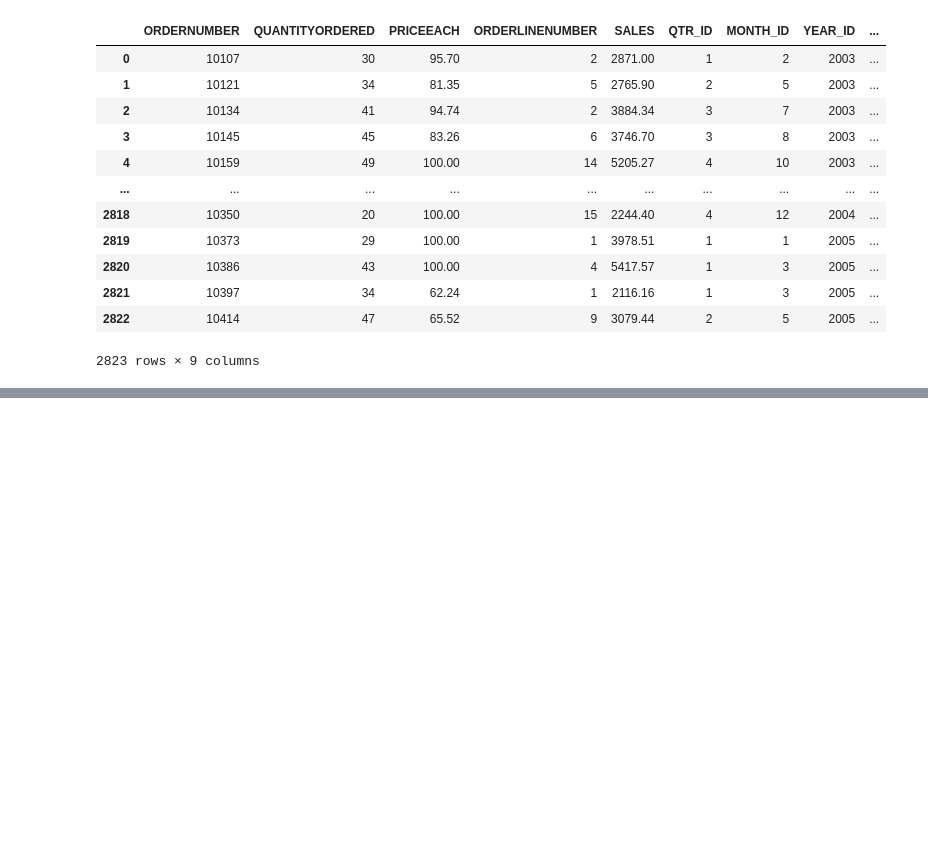
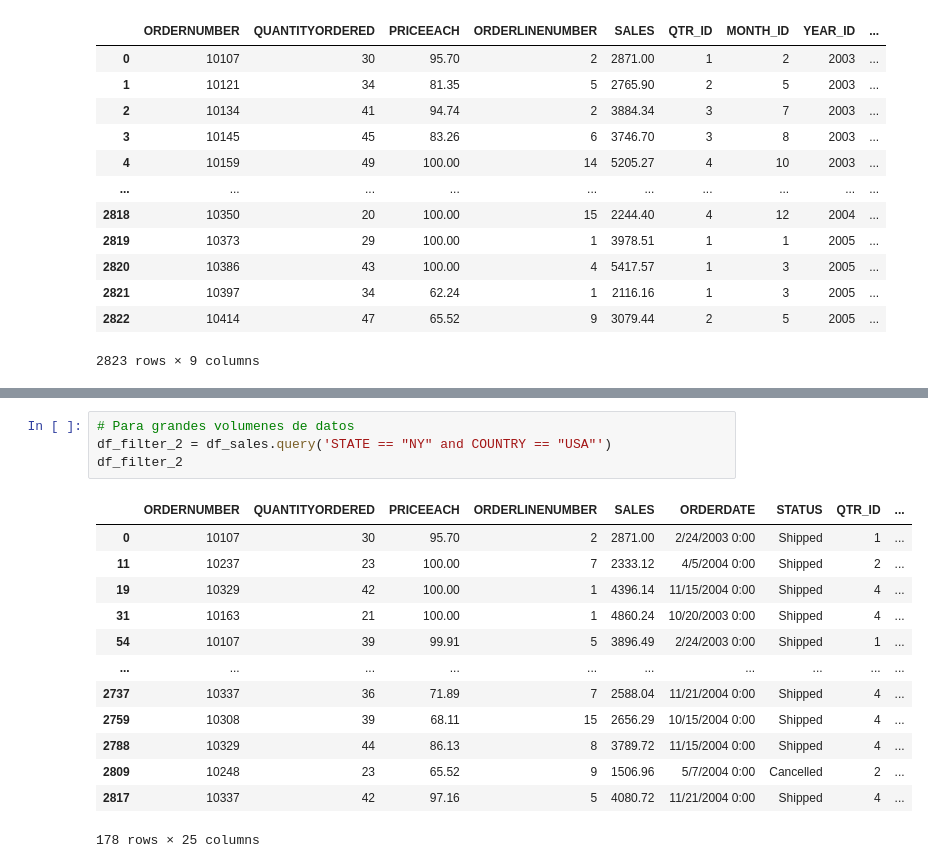
Before and after one commit to SaidGandur01/data-analysis-python, a Jupyter notebook: Sesion2/2.Pandas_sales.ipynb, the cells around one changed output, grey strips where cells are left out. Saved outputs shown, nothing was run; the diff lists cells and outputs as text; blank space fills up the shorter version.

```diff
--- a/Sesion2/2.Pandas_sales.ipynb
+++ b/Sesion2/2.Pandas_sales.ipynb
@@ -158,0 +242,18 @@ df_sales.select_dtypes(include=['float', 'int'])
+# %%
+# Para grandes volumenes de datos
+df_filter_2 = df_sales.query('STATE == "NY" and COUNTRY == "USA"')
+df_filter_2
+# %% [output]
+|  | ORDERNUMBER | QUANTITYORDERED | PRICEEACH | ORDERLINENUMBER | SALES | ORDERDATE | STATUS | QTR_ID | ... |
+| 0 | 10107 | 30 | 95.70 | 2 | 2871.00 | 2/24/2003 0:00 | Shipped | 1 | ... |
+| 11 | 10237 | 23 | 100.00 | 7 | 2333.12 | 4/5/2004 0:00 | Shipped | 2 | ... |
+| 19 | 10329 | 42 | 100.00 | 1 | 4396.14 | 11/15/2004 0:00 | Shipped | 4 | ... |
+| 31 | 10163 | 21 | 100.00 | 1 | 4860.24 | 10/20/2003 0:00 | Shipped | 4 | ... |
+| 54 | 10107 | 39 | 99.91 | 5 | 3896.49 | 2/24/2003 0:00 | Shipped | 1 | ... |
+| ... | ... | ... | ... | ... | ... | ... | ... | ... | ... |
+| 2737 | 10337 | 36 | 71.89 | 7 | 2588.04 | 11/21/2004 0:00 | Shipped | 4 | ... |
+| 2759 | 10308 | 39 | 68.11 | 15 | 2656.29 | 10/15/2004 0:00 | Shipped | 4 | ... |
+| 2788 | 10329 | 44 | 86.13 | 8 | 3789.72 | 11/15/2004 0:00 | Shipped | 4 | ... |
+| 2809 | 10248 | 23 | 65.52 | 9 | 1506.96 | 5/7/2004 0:00 | Cancelled | 2 | ... |
+| 2817 | 10337 | 42 | 97.16 | 5 | 4080.72 | 11/21/2004 0:00 | Shipped | 4 | ... |
+178 rows × 25 columns
```
Also changed, not shown: parts of 8 cells of this notebook.
